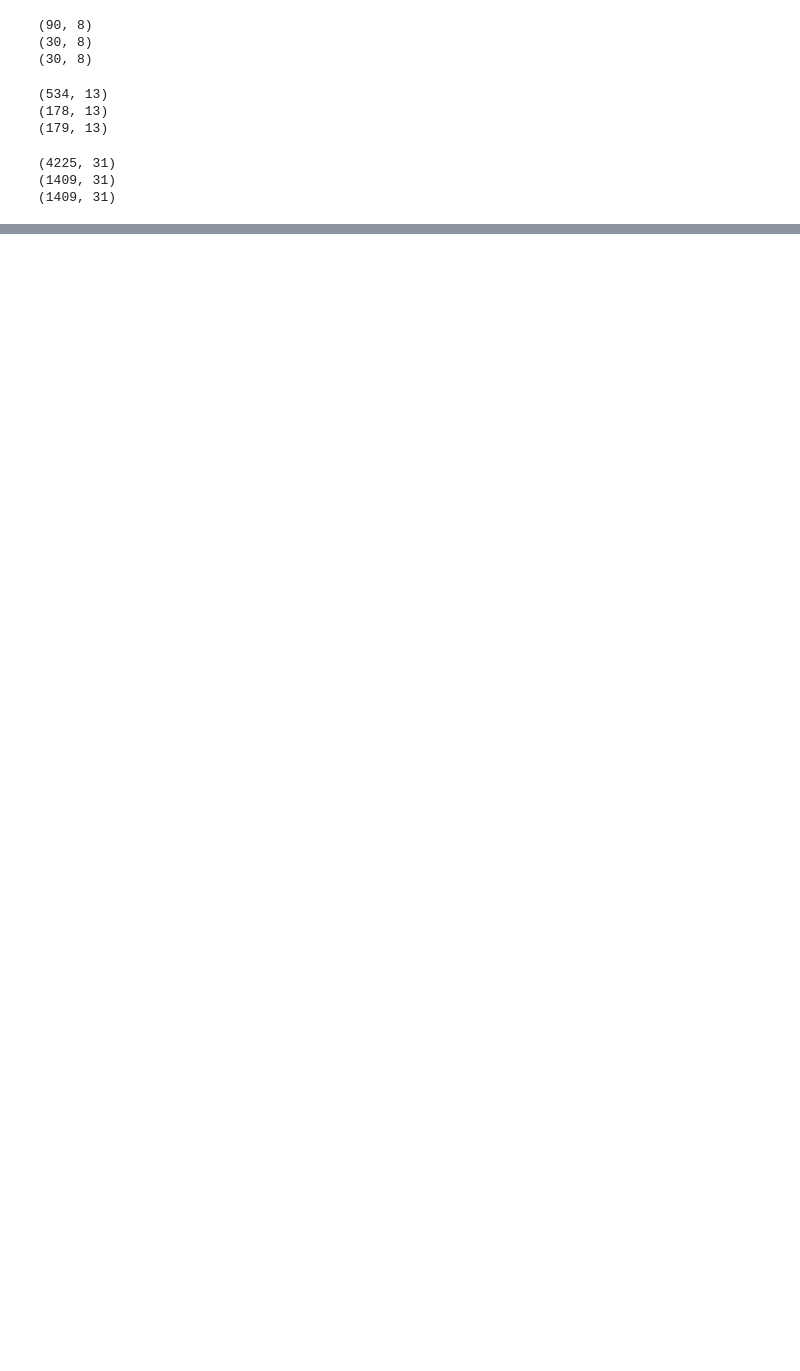
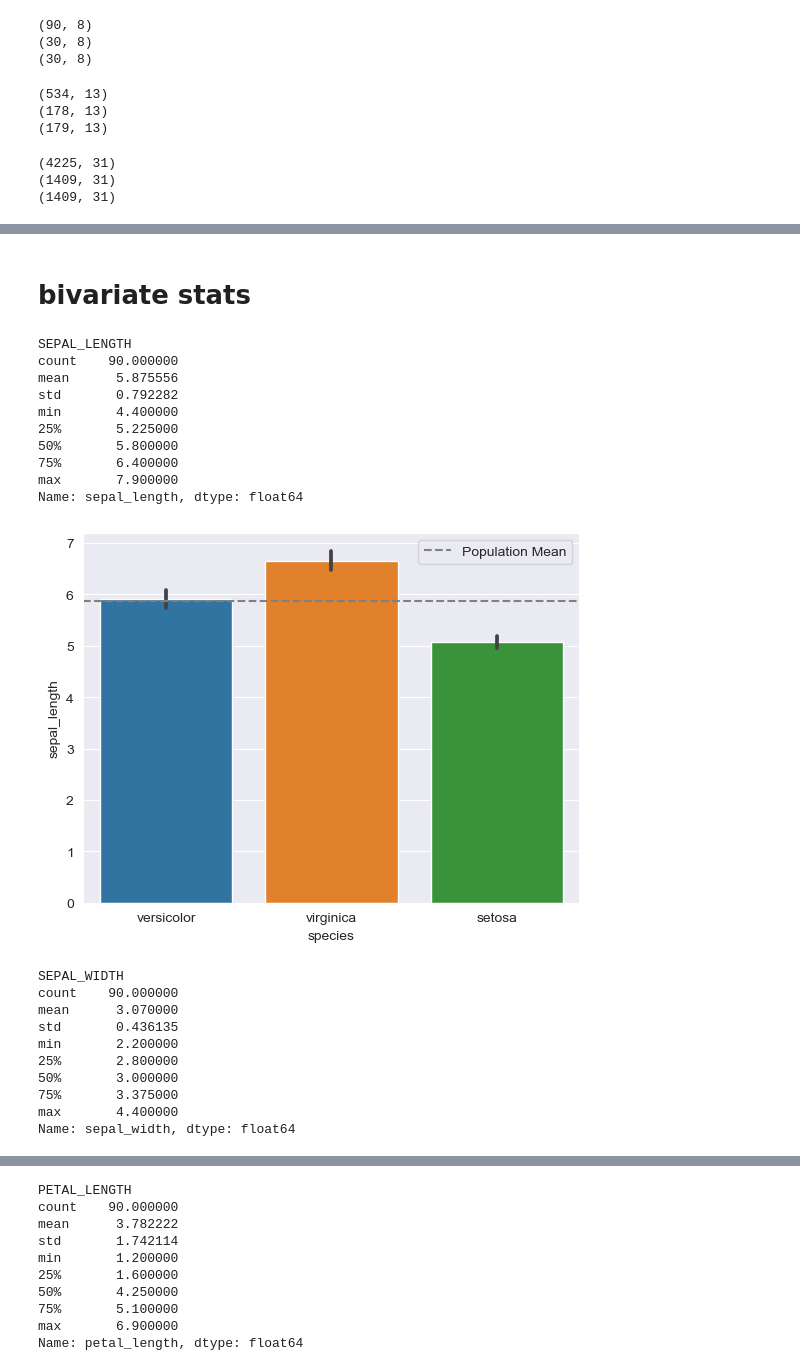
Before and after one commit to Nathanieldewald/classification-exercises, a Jupyter notebook: classification_exercises.ipynb, the cells around one changed output, grey strips where cells are left out. Cells and saved outputs as stored; diff of their text form; code cells hidden in the pictures; blank space fills up the shorter version.

```diff
--- a/classification_exercises.ipynb
+++ b/classification_exercises.ipynb
@@ -368,0 +516,35 @@ csv file found and loaded
+# %% [markdown]
+# bivariate stats
+# %%
+# bivariate stats
+for col in col_num:
+    print(col.upper())
+    print(train[col].describe())
+    pop_mean = train[col].mean()
+    sns.barplot(data=train, x="species", y=col)
+    plt.axhline(pop_mean, ls='--', color='gray', label='Population Mean')
+    plt.legend()
+    plt.show()
+    print()
+# %% [output]
+SEPAL_LENGTH
+count    90.000000
+mean      5.875556
+std       0.792282
+min       4.400000
+25%       5.225000
+50%       5.800000
+75%       6.400000
+max       7.900000
+Name: sepal_length, dtype: float64
+[figure, added]
+SEPAL_WIDTH
+count    90.000000
+mean      3.070000
+std       0.436135
+min       2.200000
+25%       2.800000
+50%       3.000000
+75%       3.375000
+max       4.400000
+Name: sepal_width, dtype: float64
@@ -368,0 +552,10 @@ csv file found and loaded
+PETAL_LENGTH
+count    90.000000
+mean      3.782222
+std       1.742114
+min       1.200000
+25%       1.600000
+50%       4.250000
+75%       5.100000
+max       6.900000
+Name: petal_length, dtype: float64
```
Also changed, not shown: parts of 48 cells of this notebook, 1 other file.
